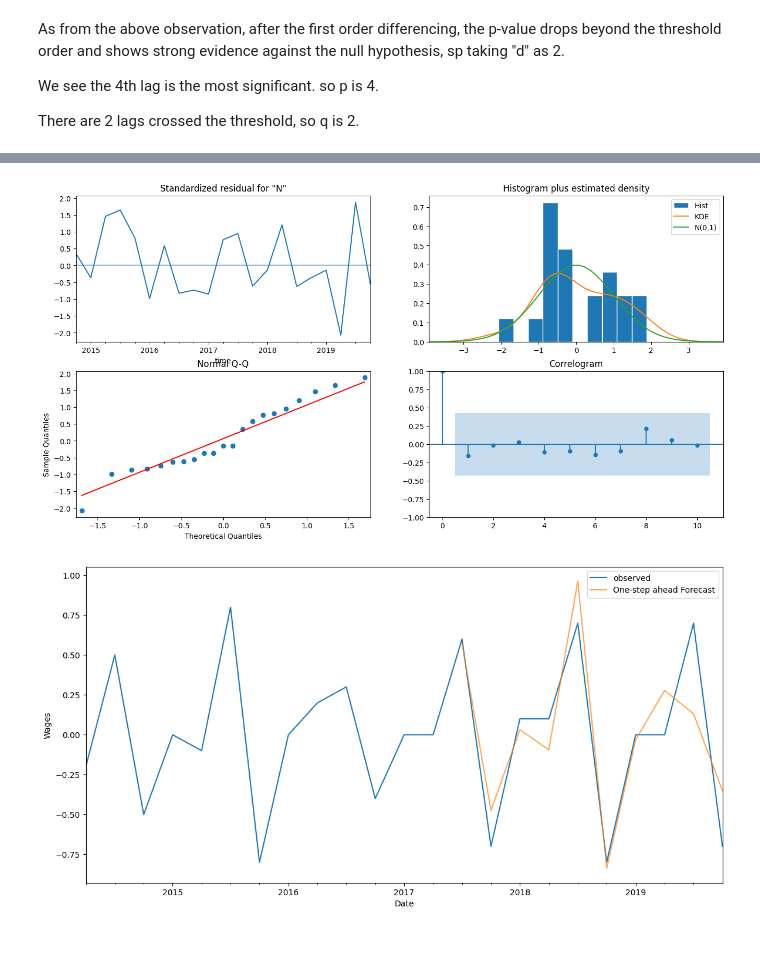
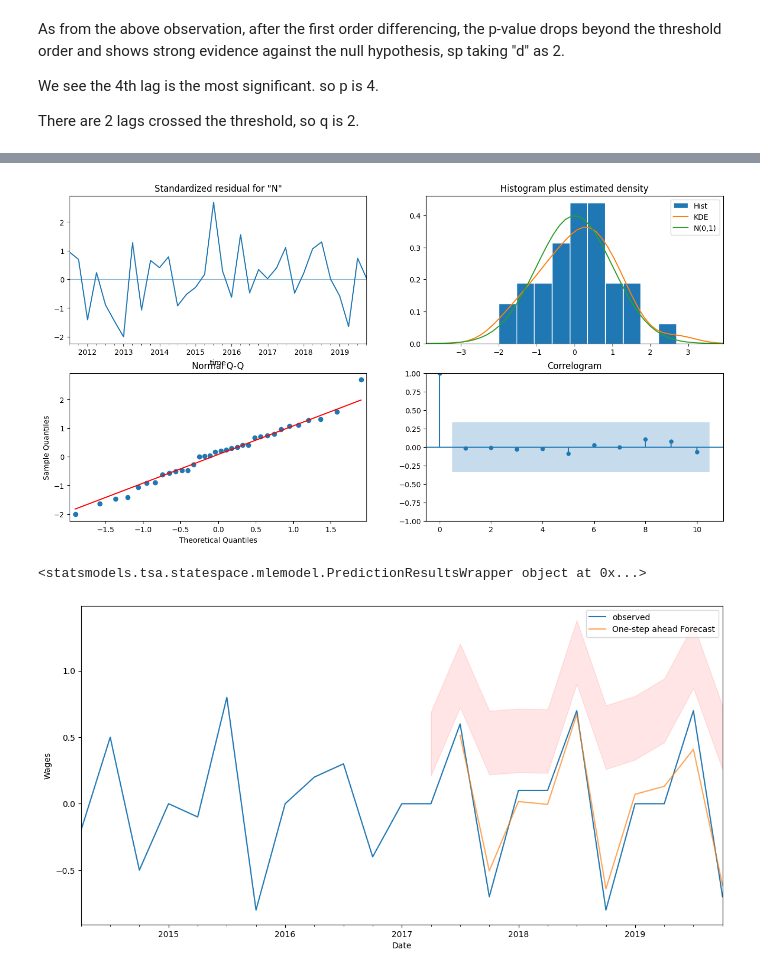
Before and after one commit to xinyuzh10/final-research, a Jupyter notebook: timeseries_wages_nsw.ipynb, the cells around one changed output, grey strips where cells are left out. Saved outputs shown, nothing was run; the diff lists cells and outputs as text; code cells hidden in the pictures; blank space fills up the shorter version.

```diff
--- a/timeseries_wages_nsw.ipynb
+++ b/timeseries_wages_nsw.ipynb
@@ -168,10 +160,8 @@ ARIMA(4, 2, 2)x(1, 1, 1, 12)12 - AIC:10.314819651559171
 #(p, d, q)
 
 mod_nsw = sm.tsa.statespace.SARIMAX(wages_pre_covid_nsw,
-                                order=(4, 2, 0),
-                                seasonal_order=(0, 1, 0, 12),
-                                enforce_stationarity=False,
-                                enforce_invertibility=False)
-results_nsw = mod_nsw.fit()
-print(results_nsw.summary().tables[1])
+                                order=(3, 1, 2),
+                                seasonal_order=(3, 1, 0, 4))
+results_nsw = mod_nsw.fit(disp=0)
+print(results_nsw.summary())
 # %% [output]
@@ -190,21 +188,30 @@ ax1.plot(wages_pre_covid_nsw)
 plt.savefig('NSW WPI SARIMAX.png')
 plt.show()
 # %% [output]
-[figure, old version]
+[figure, new version]
 # %%
 pred = results_nsw.get_prediction(start=pd.to_datetime('2017-06-01'), dynamic=False)
-pred_ci = pred.conf_int().diff().dropna()
+
+pred_ci = pred.conf_int()
+print(pred)
+
 ax = wages_pre_covid_nsw['2014':].diff().dropna().plot(label='observed')
 
 pred.predicted_mean.diff().dropna().plot(ax=ax, label='One-step ahead Forecast', alpha=.7, figsize=(14, 7))
+
+ax.fill_between(
+    pred_ci.index, pred_ci['lower NSW'], pred_ci['upper NSW'],
+    color='r', alpha=0.1
+)
 
 ax.set_xlabel('Date')
 ax.set_ylabel('Wages')
 plt.legend()
 plt.savefig('fitting.png')
 plt.show()
 # %% [output]
+<statsmodels.tsa.statespace.mlemodel.PredictionResultsWrapper object at 0x...>
-[figure, old version]
+[figure, new version]
 # %%
 pred_uc = results_nsw.get_forecast(steps=14)
 pred_ci = pred_uc.conf_int()
```
Also changed, not shown: parts of 7 cells of this notebook, 12 other files.
